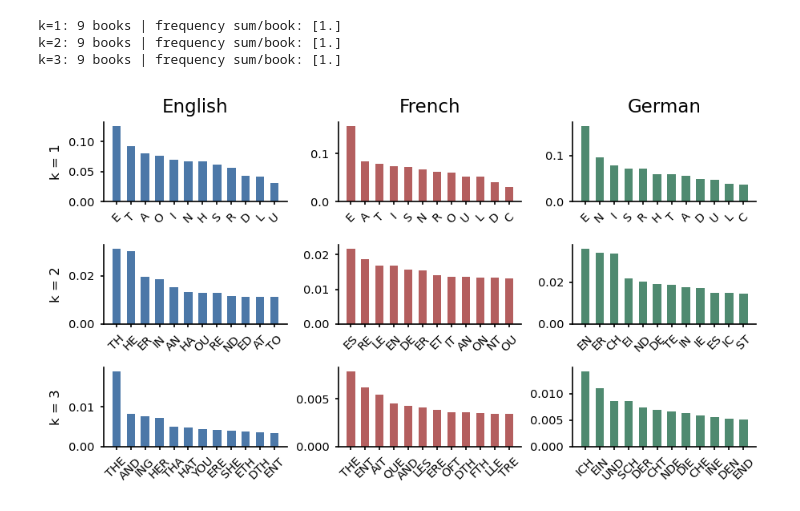
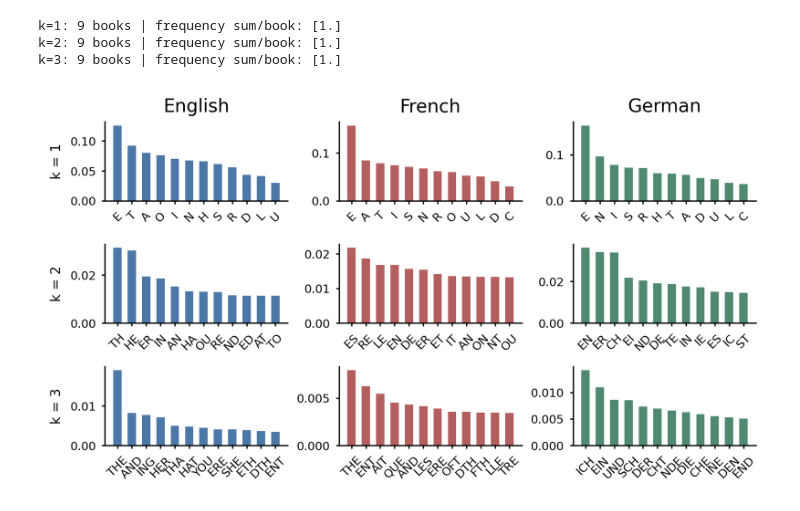
Before and after one commit to ih-11/book2genome, a Jupyter notebook: notebooks/kmers.ipynb, the cells around one changed output. Saved outputs shown, nothing was run; the diff lists cells and outputs as text; code cells hidden in the pictures.

```diff
--- a/notebooks/kmers.ipynb
+++ b/notebooks/kmers.ipynb
@@ -111,26 +111,26 @@ k=3: 9 books | frequency sum/book: [1.]
 # %%
 # ============================================
 # 02. Mean k-mer profiles by language
 # ============================================
 
 colors = {"english": "#4C78A8", "french": "#B45F5F", "german": "#4F8A70"}
 
-fig, axes = plt.subplots(3, 3, figsize=(7, 3.5), dpi=150)
+fig, axes = plt.subplots(3, 3, figsize=(7, 3.5), dpi=300)
 
 for col, lang in enumerate(languages):
     for row, k in enumerate([1, 2, 3]):
         ax = axes[row, col]
         s = data[k].query("language == @lang").groupby("kmer")["frequency"].mean().nlargest(12)
 
         ax.bar(s.index, s.values, width=0.58, color=colors[lang])
         ax.tick_params(axis="x", rotation=45, labelsize=7, length=2)
         ax.tick_params(axis="y", labelsize=7, length=2)
         ax.spines[["top", "right"]].set_visible(False)
 
         if row == 0: ax.set_title(lang.capitalize(), fontsize=11)
         if col == 0: ax.set_ylabel(f"k = {k}", fontsize=8)
 
 fig.subplots_adjust(wspace=0.28, hspace=0.55)
 plt.show()
 # %% [output]
-[figure, old version]
+[figure, new version]
```
Also changed, not shown: parts of 10 cells of this notebook.
